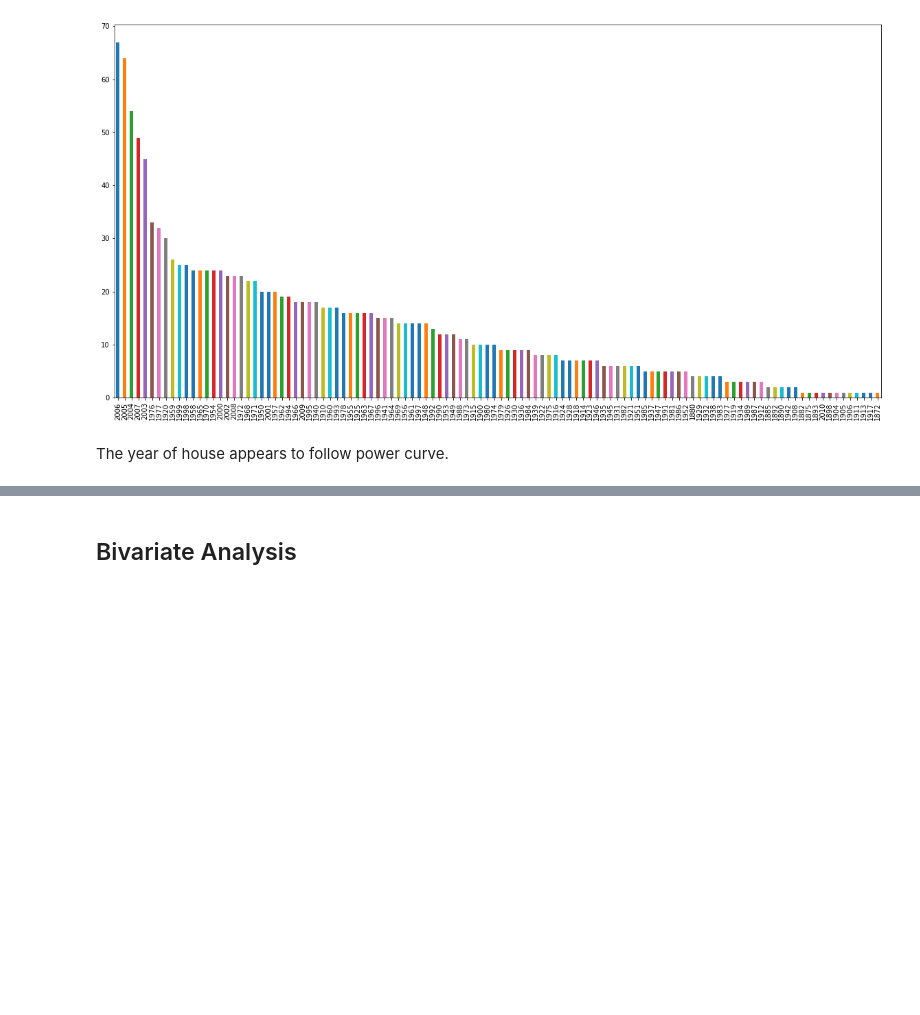
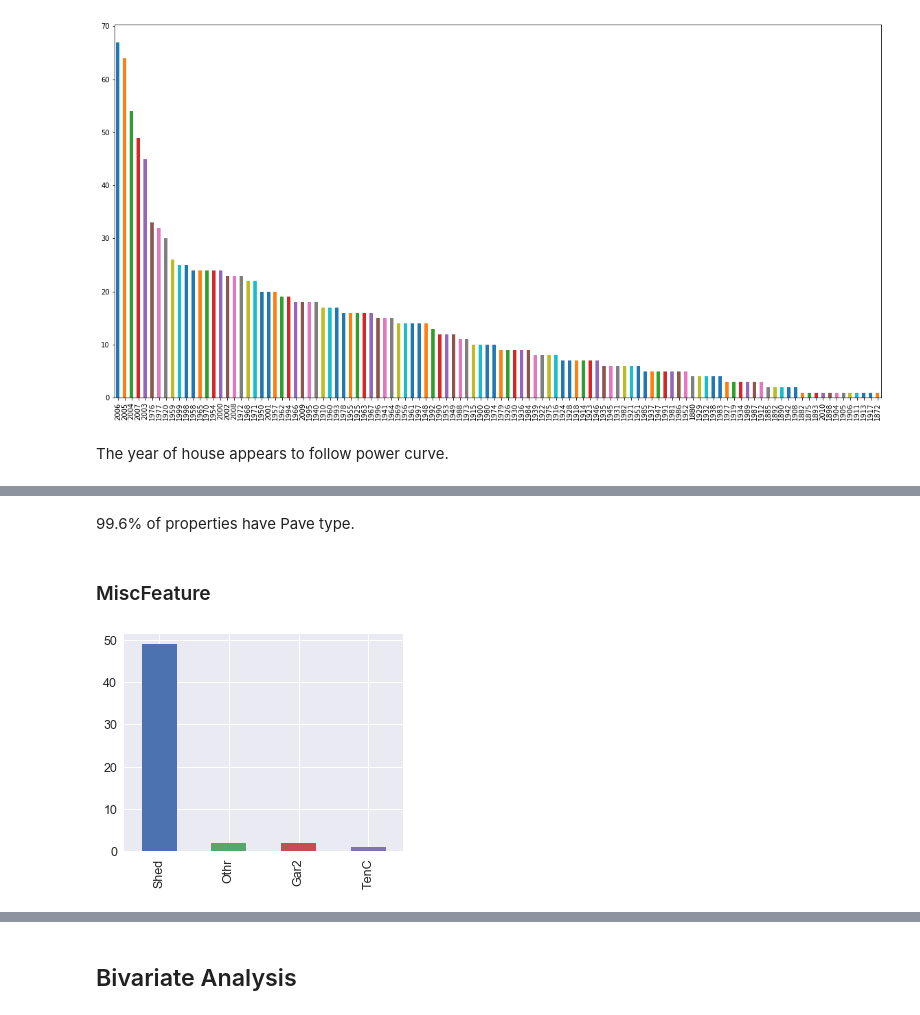
Before and after one commit to ansjory/w207_project, a Jupyter notebook: Kaggle_House_Prices/Mlaire_final.ipynb, the cells around one changed output, grey strips where cells are left out. Saved outputs shown, nothing was run; the diff lists cells and outputs as text; code cells hidden in the pictures; blank space fills up the shorter version.

```diff
--- a/Kaggle_House_Prices/Mlaire_final.ipynb
+++ b/Kaggle_House_Prices/Mlaire_final.ipynb
@@ -517,0 +545,10 @@ The year of house appears to follow power curve.
+# %% [markdown]
+99.6% of properties have Pave type.
+# %% [markdown]
+<a id='miscfeature'></a>
+### MiscFeature
+# %%
+# Sorted in descending order
+train['MiscFeature'].value_counts().plot(kind='bar', figsize=(5,4));
+# %% [output]
+[figure, added]
```
Also changed, not shown: parts of 38 cells of this notebook.
